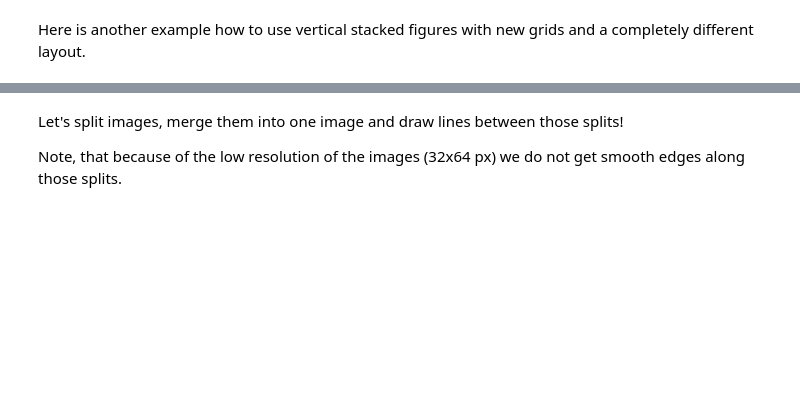
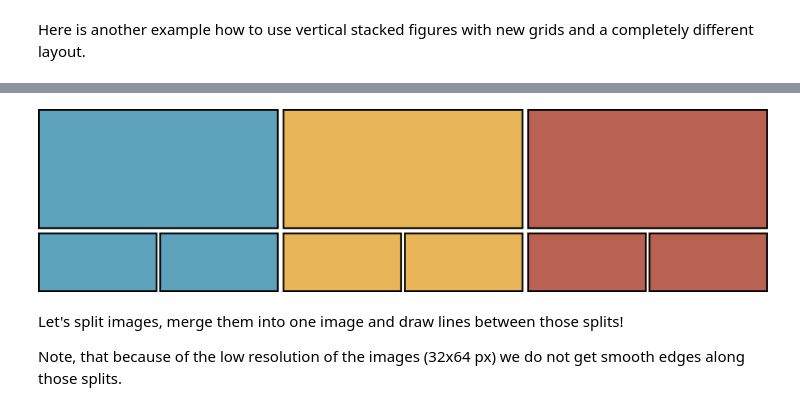
Before and after one commit to Mira-13/figure-gen, a Jupyter notebook: Tutorial.ipynb, the cells around one changed output, grey strips where cells are left out. Drawn from its saved outputs; the diff is of its cells as text; code cells hidden in the pictures; blank space fills up the shorter version.

Commit message:
display vertical stack as png, not html

```diff
--- a/Tutorial.ipynb
+++ b/Tutorial.ipynb
@@ -248,6 +248,7 @@ grids = [
         ]
 
 # create figure
-figuregen.figure(grids, width_cm=18., filename='figure.html')
-displayhtml("figure.html")
+figuregen.figure(grids, width_cm=18., filename='figure.pdf')
+# show figure
+displaypdf('figure.pdf')
 # %% [output]
@@ -255,3 +255,4 @@ displayhtml("figure.html")
+[figure, added]
 # %% [markdown]
 Let's split images, merge them into one image and draw lines between those splits!
 
```
Also changed, not shown: parts of 3 cells of this notebook.
